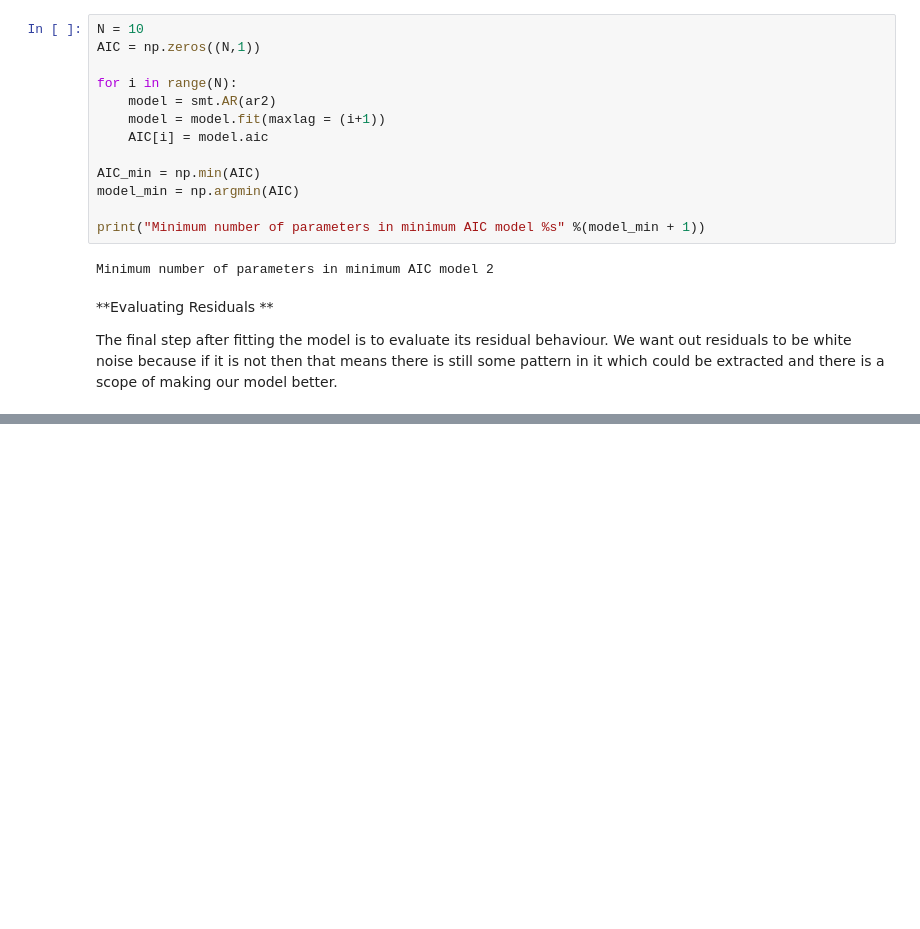
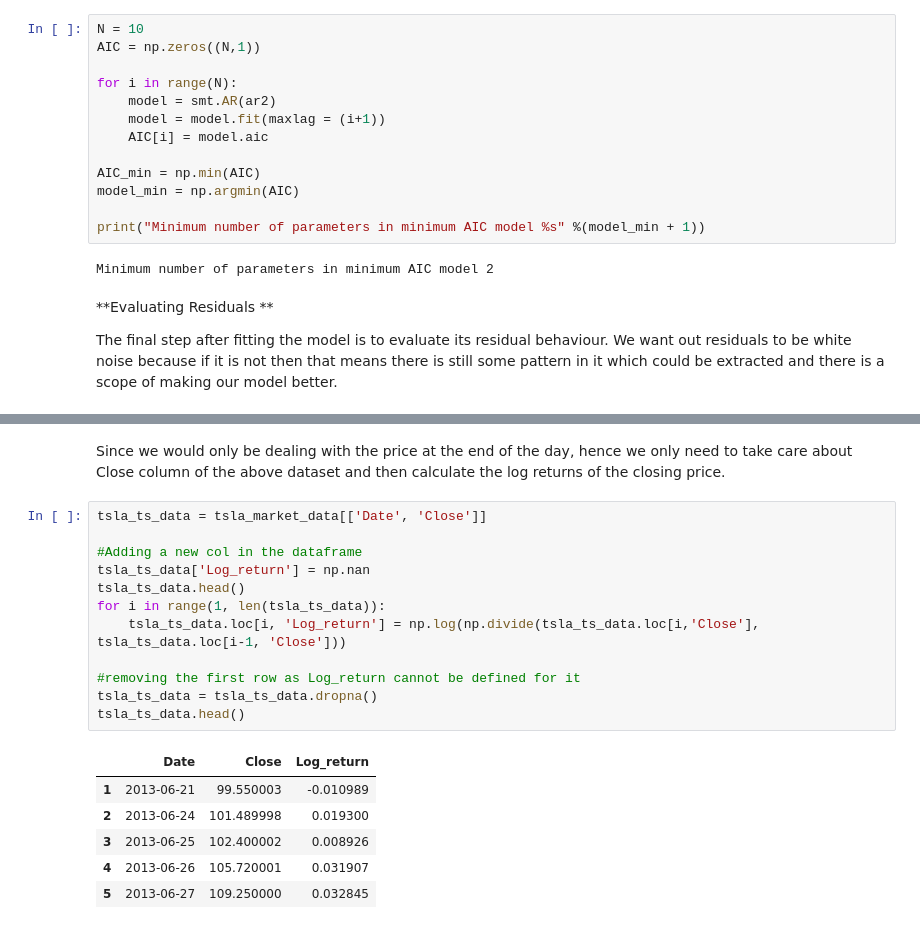
Before and after one commit to kushkul/Time-Series, a Jupyter notebook: Time Series - II (AR Models).ipynb, the cells around one changed output, grey strips where cells are left out. Saved outputs shown, nothing was run; the diff lists cells and outputs as text; blank space fills up the shorter version.

```diff
--- a/Time Series - II (AR Models).ipynb
+++ b/Time Series - II (AR Models).ipynb
@@ -169,0 +204,21 @@ The residuals looks like randomly distributed in the first plot, indicating that
+# %% [markdown]
+Since we would only be dealing with the price at the end of the day, hence we only need to take care about Close column of the above dataset and then calculate the log returns of the closing price.
+# %%
+tsla_ts_data = tsla_market_data[['Date', 'Close']]
+
+#Adding a new col in the dataframe
+tsla_ts_data['Log_return'] = np.nan
+tsla_ts_data.head()
+for i in range(1, len(tsla_ts_data)):
+    tsla_ts_data.loc[i, 'Log_return'] = np.log(np.divide(tsla_ts_data.loc[i,'Close'], tsla_ts_data.loc[i-1, 'Close']))
+
+#removing the first row as Log_return cannot be defined for it
+tsla_ts_data = tsla_ts_data.dropna()
+tsla_ts_data.head()
+# %% [output]
+|  | Date | Close | Log_return |
+| 1 | 2013-06-21 | 99.550003 | -0.010989 |
+| 2 | 2013-06-24 | 101.489998 | 0.019300 |
+| 3 | 2013-06-25 | 102.400002 | 0.008926 |
+| 4 | 2013-06-26 | 105.720001 | 0.031907 |
+| 5 | 2013-06-27 | 109.250000 | 0.032845 |
```
Also changed, not shown: parts of 12 cells of this notebook.
